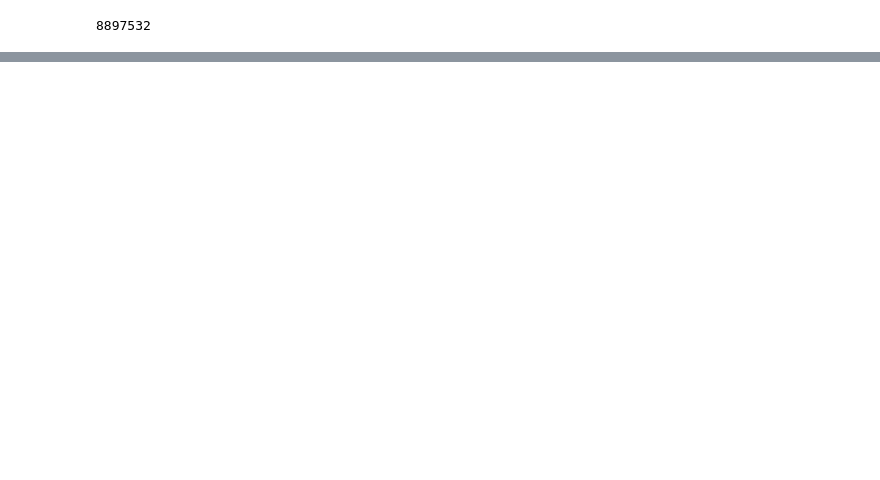
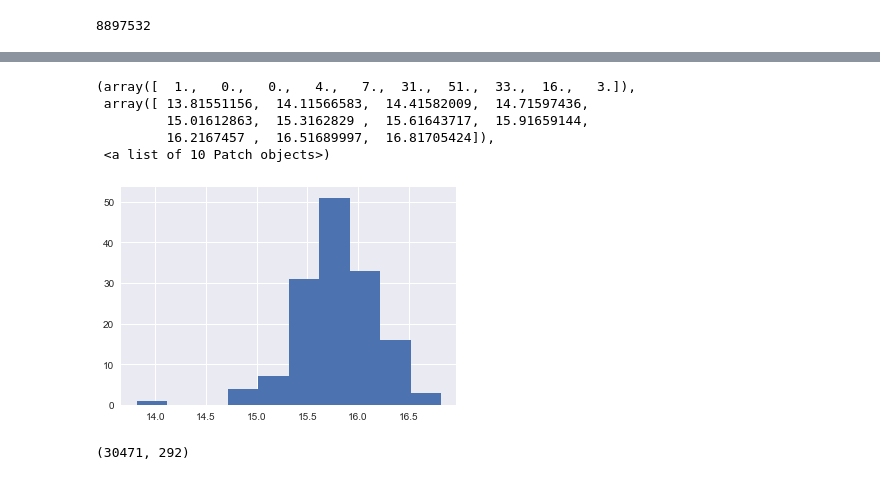
Before and after one commit to nycdatasci/bootcamp009_project, a Jupyter notebook: Project3-MachineLearning/romi_reza_sean_pradeep_andrew/reza/sherbank_eda.ipynb, the cells around one changed output, grey strips where cells are left out. Saved outputs shown, nothing was run; the diff lists cells and outputs as text; code cells hidden in the pictures; blank space fills up the shorter version.

```diff
--- a/Project3-MachineLearning/romi_reza_sean_pradeep_andrew/reza/sherbank_eda.ipynb
+++ b/Project3-MachineLearning/romi_reza_sean_pradeep_andrew/reza/sherbank_eda.ipynb
@@ -23,0 +48,4 @@ AttributeError: 'DataFrame' object has no attribute 'aggregate'
+# %%
+price_by_region = train.groupby(train['sub_area'])
+
+price_by_region.agg(['min', 'max', 'mean'])
@@ -23,0 +73,18 @@ AttributeError: 'DataFrame' object has no attribute 'aggregate'
+# %%
+price_by_region.nlargest(20)
+price_by_region.nsmallest(20)
+
+plt.hist(np.log1p(price_by_region))
+# %% [output]
+(array([  1.,   0.,   0.,   4.,   7.,  31.,  51.,  33.,  16.,   3.]),
+ array([ 13.81551156,  14.11566583,  14.41582009,  14.71597436,
+         15.01612863,  15.3162829 ,  15.61643717,  15.91659144,
+         16.2167457 ,  16.51689997,  16.81705424]),
+ <a list of 10 Patch objects>)
+[figure, added]
+# %%
+# corr = train.corr()
+
+train.shape
+# %% [output]
+(30471, 292)
```
Also changed, not shown: parts of 18 cells of this notebook, 5 other files.
